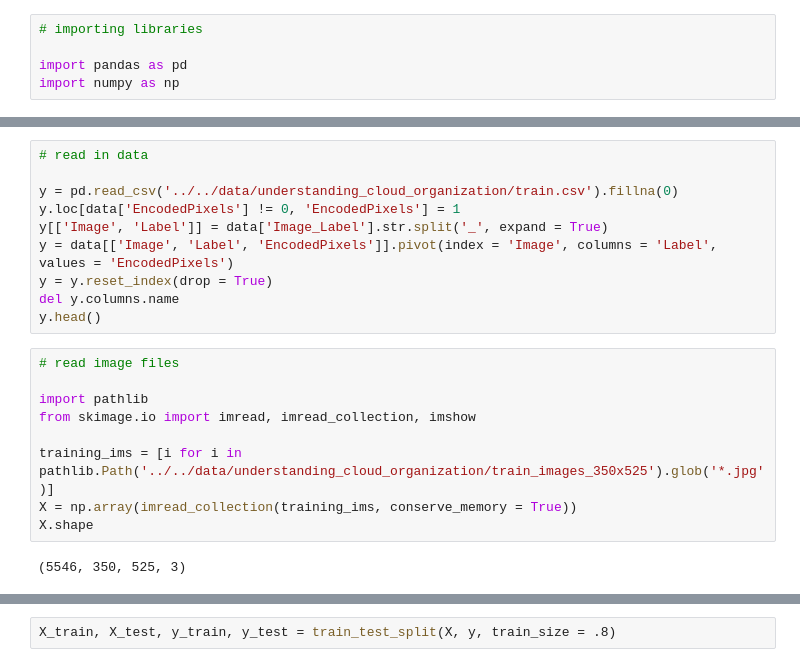
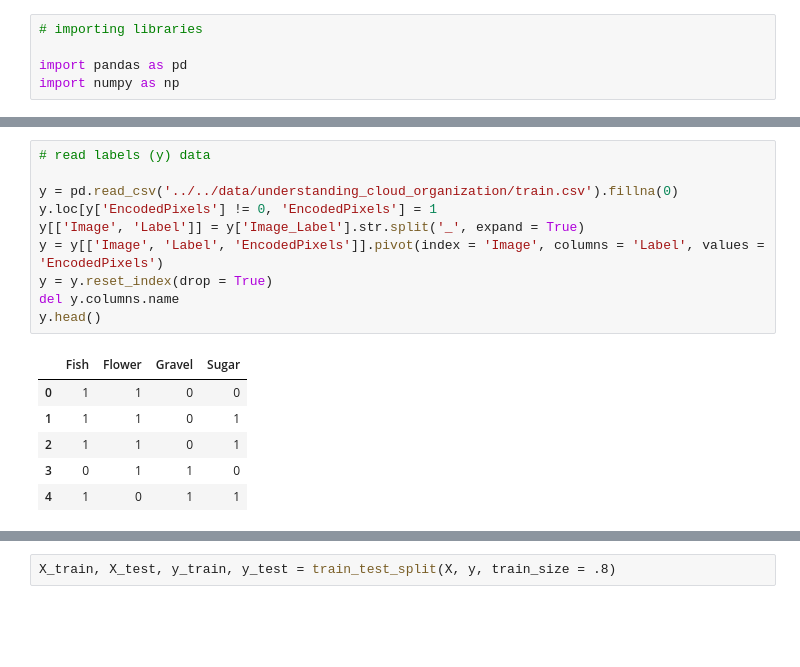
Before and after one commit to rjbarrantes/cloud-atlas, a Jupyter notebook: code.ipynb, the cells around one changed output, grey strips where cells are left out. Saved outputs shown, nothing was run; the diff lists cells and outputs as text; blank space fills up the shorter version.

```diff
--- a/code.ipynb
+++ b/code.ipynb
@@ -6,21 +38,17 @@ import numpy as np
 # %%
-# read in data
+# read labels (y) data
 
 y = pd.read_csv('../../data/understanding_cloud_organization/train.csv').fillna(0)
-y.loc[data['EncodedPixels'] != 0, 'EncodedPixels'] = 1
-y[['Image', 'Label']] = data['Image_Label'].str.split('_', expand = True)
-y = data[['Image', 'Label', 'EncodedPixels']].pivot(index = 'Image', columns = 'Label', values = 'EncodedPixels')
+y.loc[y['EncodedPixels'] != 0, 'EncodedPixels'] = 1
+y[['Image', 'Label']] = y['Image_Label'].str.split('_', expand = True)
+y = y[['Image', 'Label', 'EncodedPixels']].pivot(index = 'Image', columns = 'Label', values = 'EncodedPixels')
 y = y.reset_index(drop = True)
 del y.columns.name
 y.head()
+# %% [output]
+|  | Fish | Flower | Gravel | Sugar |
+| 0 | 1 | 1 | 0 | 0 |
+| 1 | 1 | 1 | 0 | 1 |
+| 2 | 1 | 1 | 0 | 1 |
+| 3 | 0 | 1 | 1 | 0 |
+| 4 | 1 | 0 | 1 | 1 |
-# %%
-# read image files
-
-import pathlib
-from skimage.io import imread, imread_collection, imshow
-
-training_ims = [i for i in pathlib.Path('../../data/understanding_cloud_organization/train_images_350x525').glob('*.jpg')]
-X = np.array(imread_collection(training_ims, conserve_memory = True))
-X.shape
-# %% [output]
-(5546, 350, 525, 3)
```
Also changed, not shown: parts of 9 cells of this notebook.
